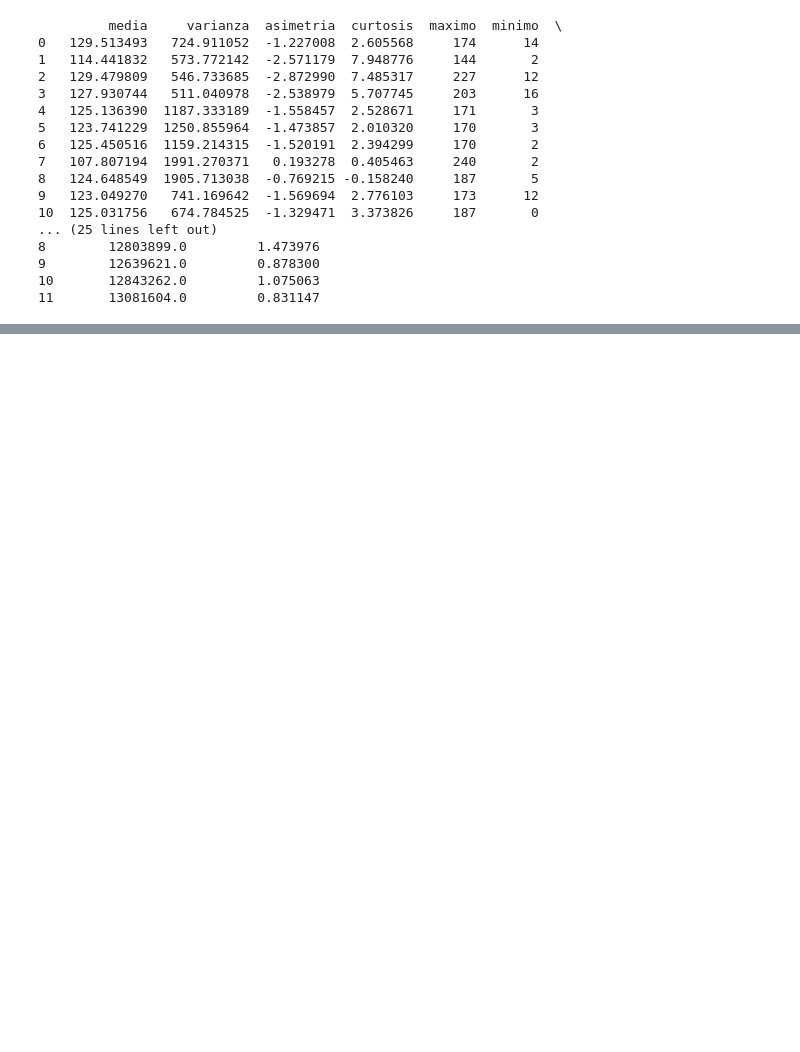
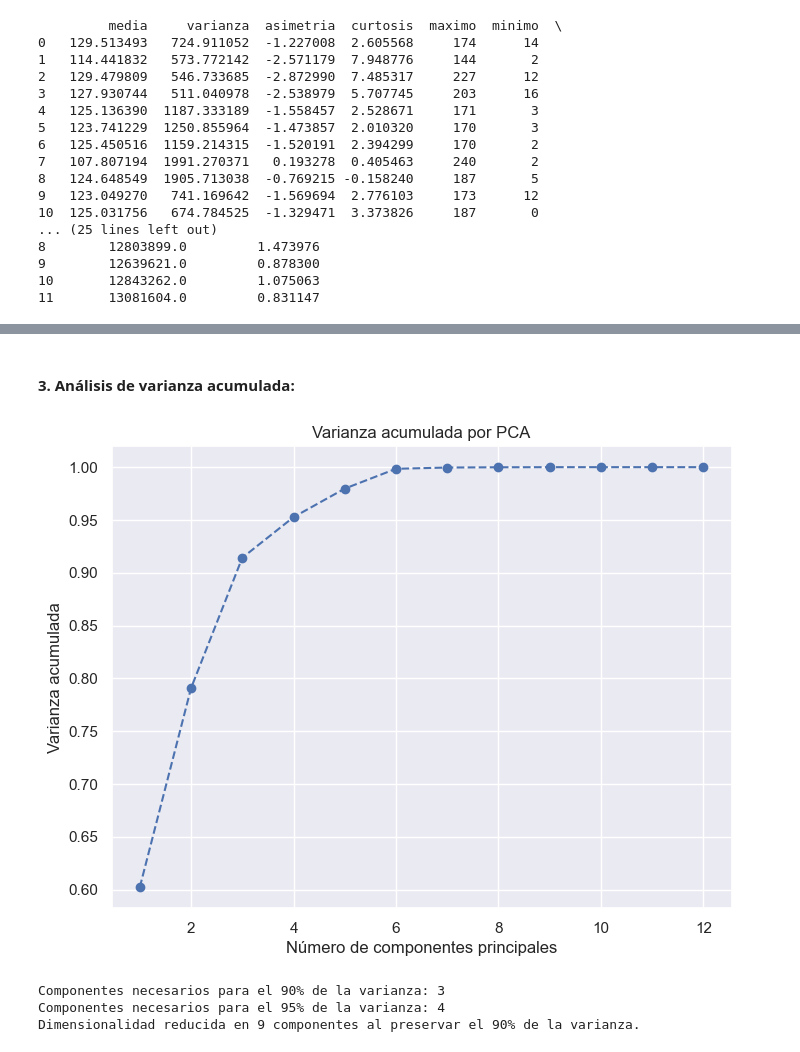
Before and after one commit to Camilocastellanos1002/Senales-III, a Jupyter notebook: Laboratorio/Laboratorio 5/Lab5_TDSIII_ChaparroCastellanos_JuanCamilo_Restrepo_Sebastian_Escobar.ipynb, the cells around one changed output, grey strips where cells are left out. Cells and saved outputs as stored; diff of their text form; code cells hidden in the pictures; blank space fills up the shorter version.

```diff
--- a/Laboratorio/Laboratorio 5/Lab5_TDSIII_ChaparroCastellanos_JuanCamilo_Restrepo_Sebastian_Escobar.ipynb
+++ b/Laboratorio/Laboratorio 5/Lab5_TDSIII_ChaparroCastellanos_JuanCamilo_Restrepo_Sebastian_Escobar.ipynb
@@ -242,0 +305,31 @@ plt.show()
+# %% [markdown]
+#### 3. Análisis de varianza acumulada:
+# %%
+# PCA con todas las características
+pca_full = PCA(n_components=X.shape[1])
+X_pca_full = pca_full.fit_transform(X_scaled)
+
+# Varianza acumulada
+varianza_acumulada = np.cumsum(pca_full.explained_variance_ratio_)
+
+# Graficar la varianza acumulada
+plt.figure(figsize=(8, 6))
+plt.plot(range(1, X.shape[1] + 1), varianza_acumulada, marker='o', linestyle='--')
+plt.xlabel('Número de componentes principales')
+plt.ylabel('Varianza acumulada')
+plt.title('Varianza acumulada por PCA')
+plt.grid(True)
+plt.show()
+
+# Encontrar el número de componentes necesarios para el 90% y 95% de la varianza
+componentes_90 = np.argmax(varianza_acumulada >= 0.90) + 1
+componentes_95 = np.argmax(varianza_acumulada >= 0.95) + 1
+
+print(f"Componentes necesarios para el 90% de la varianza: {componentes_90}")
+print(f"Componentes necesarios para el 95% de la varianza: {componentes_95}")
+print(f"Dimensionalidad reducida en {X.shape[1] - componentes_90} componentes al preservar el 90% de la varianza.")
+# %% [output]
+[figure, added]
+Componentes necesarios para el 90% de la varianza: 3
+Componentes necesarios para el 95% de la varianza: 4
+Dimensionalidad reducida en 9 componentes al preservar el 90% de la varianza.
```
Also changed, not shown: parts of 13 cells of this notebook, 1 other file.
